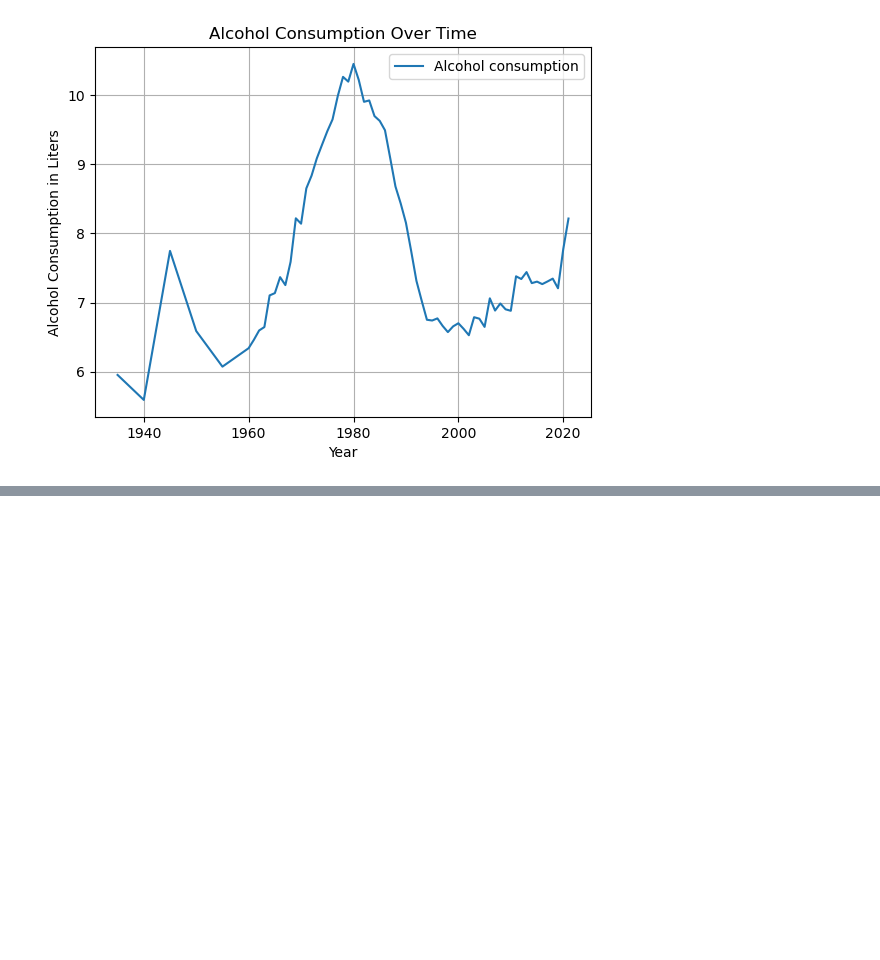
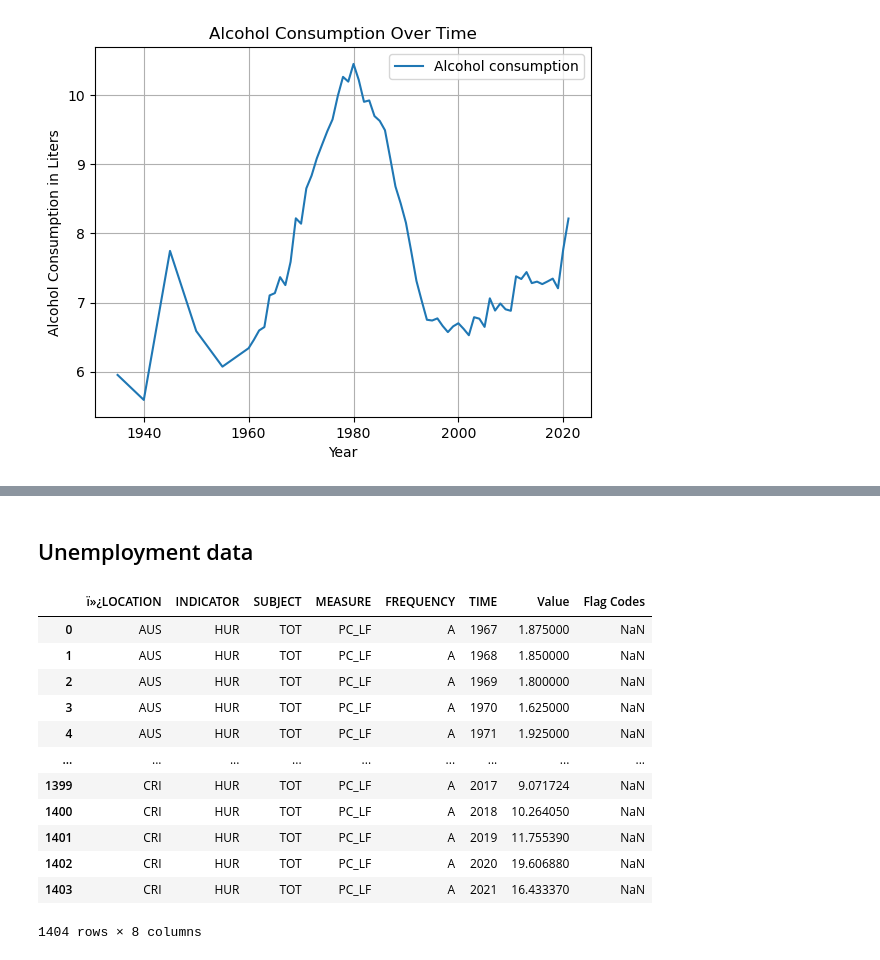
Before and after one commit to StenRSM/CIBI, a Jupyter notebook: exploration.ipynb, the cells around one changed output, grey strips where cells are left out. Cells and saved outputs as stored; diff of their text form; code cells hidden in the pictures; blank space fills up the shorter version.

```diff
--- a/exploration.ipynb
+++ b/exploration.ipynb
@@ -125,0 +146,20 @@ plt.show()
+# %% [markdown]
+## Unemployment data
+# %%
+df_unemployment = pd.read_csv(r'data\unemployment_data2.csv', encoding='iso-8859-1')
+# %%
+df_unemployment
+# %% [output]
+|  | ï»¿LOCATION | INDICATOR | SUBJECT | MEASURE | FREQUENCY | TIME | Value | Flag Codes |
+| 0 | AUS | HUR | TOT | PC_LF | A | 1967 | 1.875000 | NaN |
+| 1 | AUS | HUR | TOT | PC_LF | A | 1968 | 1.850000 | NaN |
+| 2 | AUS | HUR | TOT | PC_LF | A | 1969 | 1.800000 | NaN |
+| 3 | AUS | HUR | TOT | PC_LF | A | 1970 | 1.625000 | NaN |
+| 4 | AUS | HUR | TOT | PC_LF | A | 1971 | 1.925000 | NaN |
+| ... | ... | ... | ... | ... | ... | ... | ... | ... |
+| 1399 | CRI | HUR | TOT | PC_LF | A | 2017 | 9.071724 | NaN |
+| 1400 | CRI | HUR | TOT | PC_LF | A | 2018 | 10.264050 | NaN |
+| 1401 | CRI | HUR | TOT | PC_LF | A | 2019 | 11.755390 | NaN |
+| 1402 | CRI | HUR | TOT | PC_LF | A | 2020 | 19.606880 | NaN |
+| 1403 | CRI | HUR | TOT | PC_LF | A | 2021 | 16.433370 | NaN |
+1404 rows × 8 columns
```
Also changed, not shown: parts of 5 cells of this notebook.
